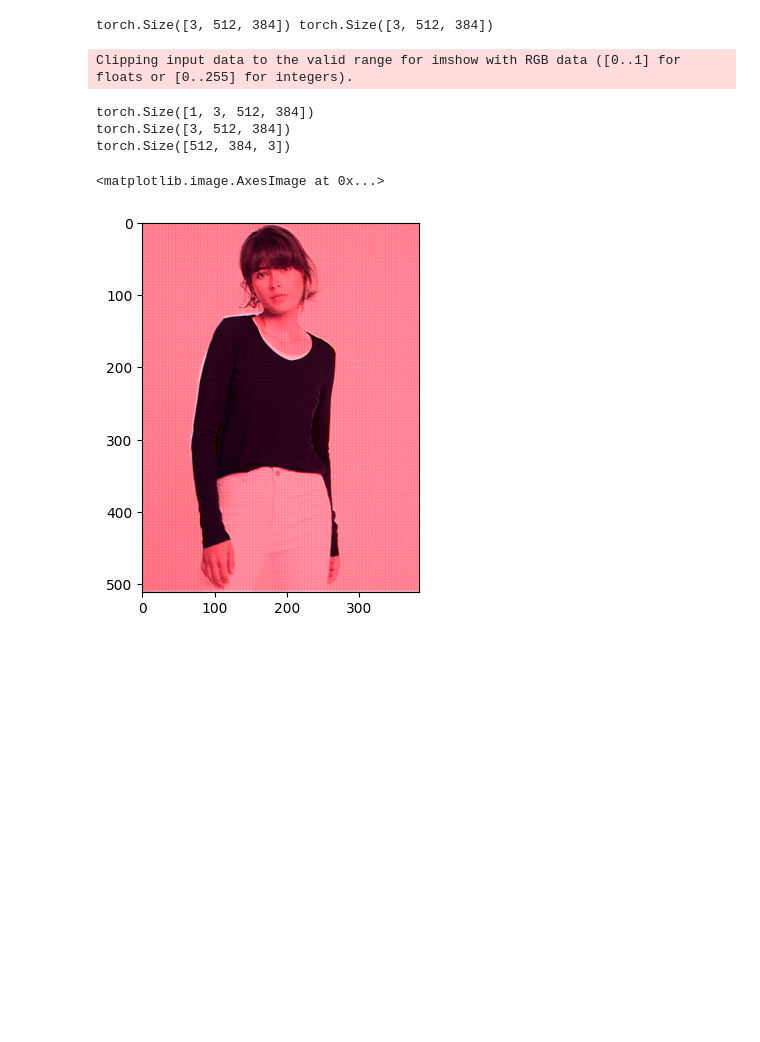
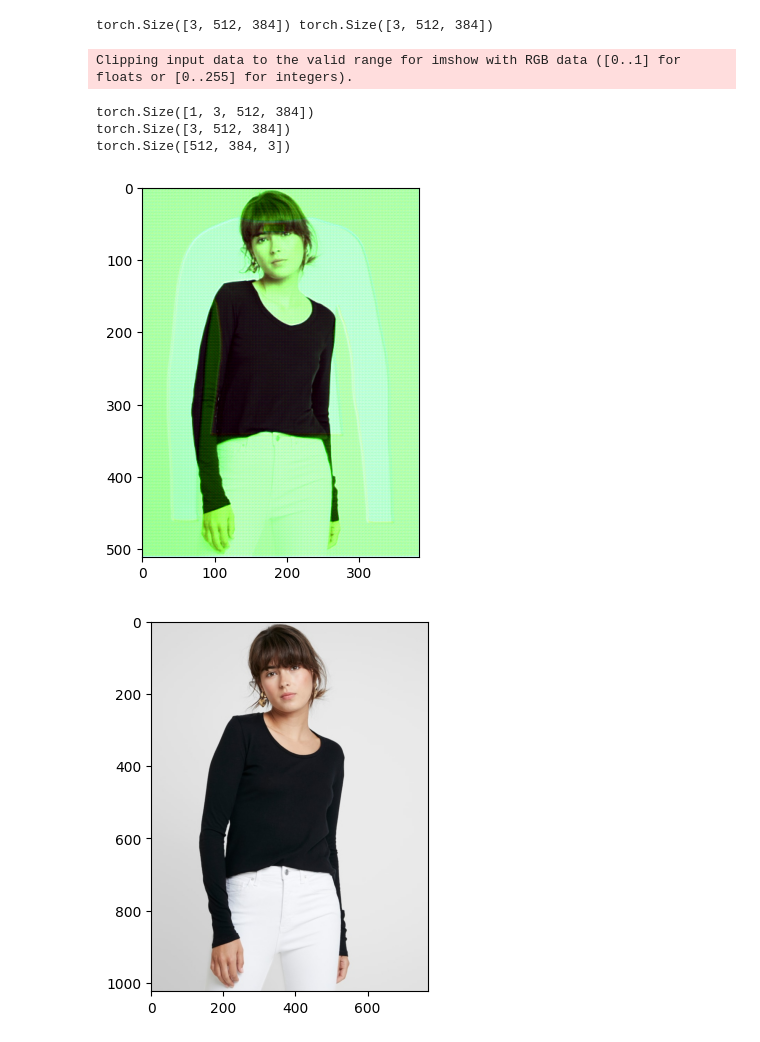
Before and after one commit to julenurchoeguia/vton, a Jupyter notebook: notebooks/test.ipynb, the cells around one changed output. Drawn from its saved outputs; the diff is of its cells as text; code cells hidden in the pictures; blank space fills up the shorter version.

```diff
--- a/notebooks/test.ipynb
+++ b/notebooks/test.ipynb
@@ -27,21 +27,21 @@ def load_image(image_path: str) -> Image.Image:
 
 path_gt = '/var/hub/VITON-HD/test/image/00006_00.jpg'
 path_result = '/var/hub/VITON-HD-results-ladi-vton/paired/upper_body/00006_00.jpg'
+path_clothed = '/var/hub/VITON-HD/test/cloth/00006_00.jpg'
 image_gt = load_image(path_gt)
 image_result = load_image(path_result)
+image_cloth = load_image(path_clothed)
 
 transform = transforms.Compose([
     transforms.Resize((512, 384))  # Resize to 512x384
 ])
 
-resized_gt = transform(image_gt)
+# resized_gt = transform(image_gt)
+resized_cloth = transform(image_cloth)
+# resized_cloth = image_cloth
 
-print(resized_gt.shape,  image_result.shape)
-concat_image = torch.cat((resized_gt, image_result),0)
-
-# path = '/var/hub/VITON-HD/test/image/00006_00.jpg'
-# image = load_image(path)
-# concat_image = torch.cat((image, image),0)
+print(resized_cloth.shape,  image_result.shape)
+concat_image = torch.cat((resized_cloth, image_result),0)
 # %% [output]
 torch.Size([3, 512, 384]) torch.Size([3, 512, 384])
 # %%
@@ -59,22 +59,22 @@ net = NAFNet_Combine(img_channel=img_channel, width=width, middle_blk_num=middle
 # %%
 with torch.no_grad():
     out = net(batch)
     print(out.shape)
 
 out = out.squeeze(0) # remove batch dimension
 print(out.shape)
 out = out.permute(1, 2, 0) # rearrange dimensions from (height, width, channels) to (channels, height, width)
 print(out.shape)
-# out = TF.to_pil_image(out) # convert to PIL image
-# print(out)
 
-# out.show()
 plt.imshow(out)
-# out.show()
+plt.show()
+
+plt.imshow(image_gt.squeeze(0).permute(1, 2, 0))
+plt.show()
 # %% [output]
 Clipping input data to the valid range for imshow with RGB data ([0..1] for floats or [0..255] for integers).
 torch.Size([1, 3, 512, 384])
 torch.Size([3, 512, 384])
 torch.Size([512, 384, 3])
-<matplotlib.image.AxesImage at 0x...>
-[figure, old version]
+[figure, new version]
+[figure, added]
```
Also changed, not shown: 5 other files.
